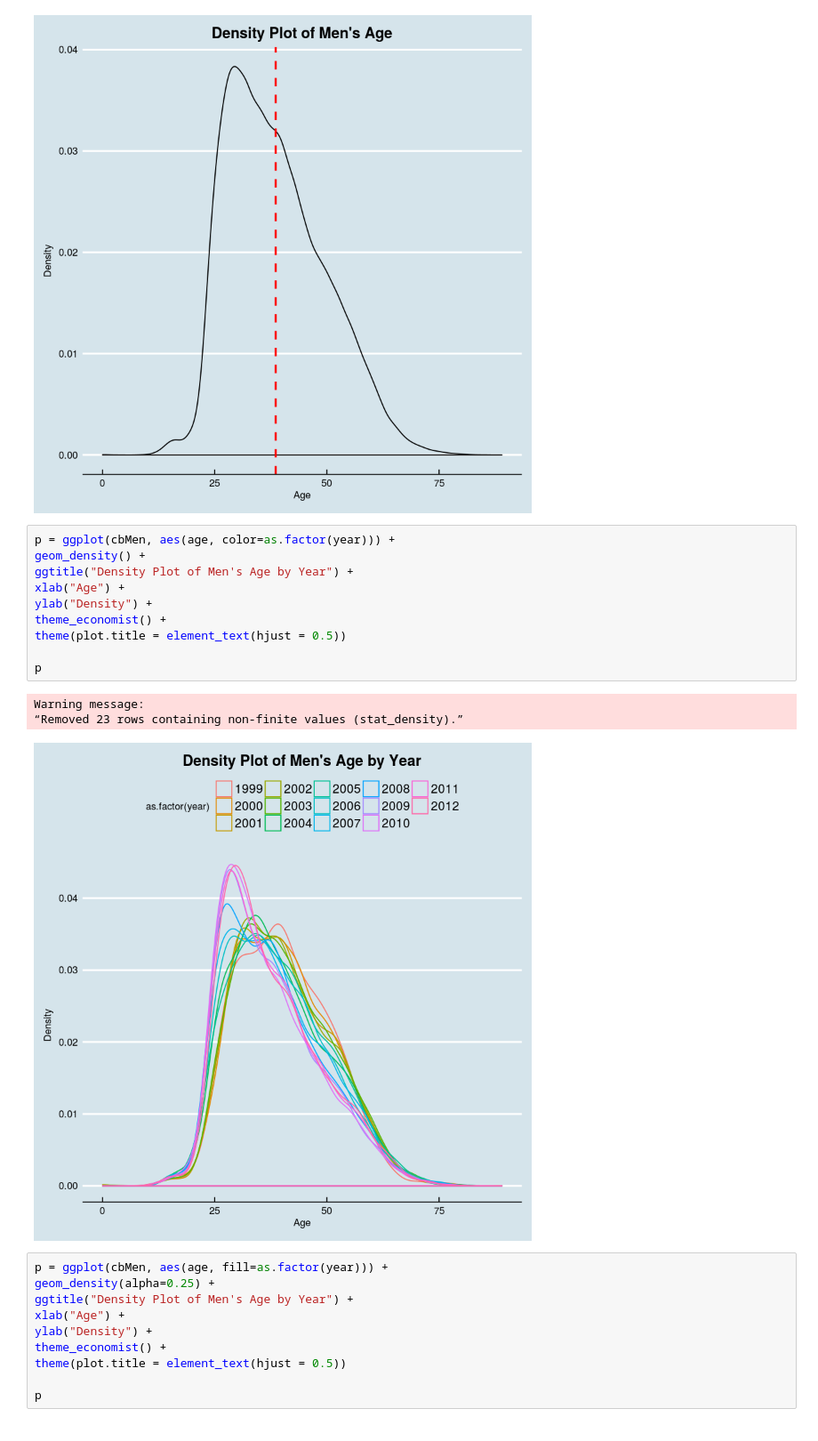
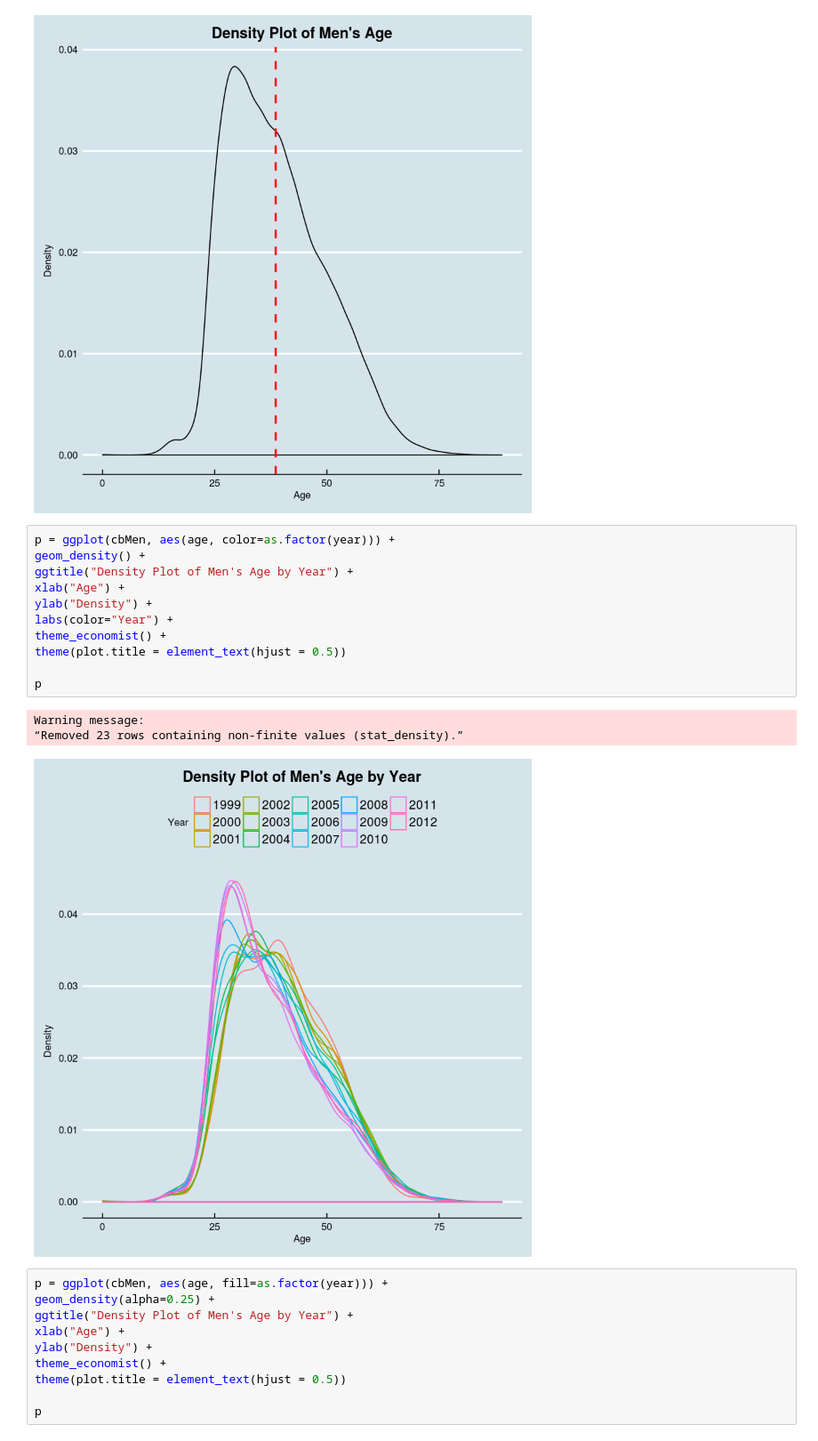
Before and after one commit to CaseyRMartinez/QTW_CaseStudies, a Jupyter notebook: CaseStudy2/KThomas_CS2.ipynb, the cells around one changed output. Shown at 89% size. Cells and saved outputs as stored; diff of their text form.

Commit message:
changes to plot started anova

```diff
--- a/CaseStudy2/KThomas_CS2.ipynb
+++ b/CaseStudy2/KThomas_CS2.ipynb
@@ -176,17 +200,18 @@ Warning message:
 # %%
 p = ggplot(cbMen, aes(age, color=as.factor(year))) +
 geom_density() +
 ggtitle("Density Plot of Men's Age by Year") +
 xlab("Age") +
 ylab("Density") +
+labs(color="Year") +
 theme_economist() +
 theme(plot.title = element_text(hjust = 0.5))
 
 p
 # %% [output]
 Warning message:
 “Removed 23 rows containing non-finite values (stat_density).”
-[figure, old version]
+[figure, new version]
 # %%
 p = ggplot(cbMen, aes(age, fill=as.factor(year))) +
 geom_density(alpha=0.25) +
```
Also changed, not shown: parts of 5 cells of this notebook.
